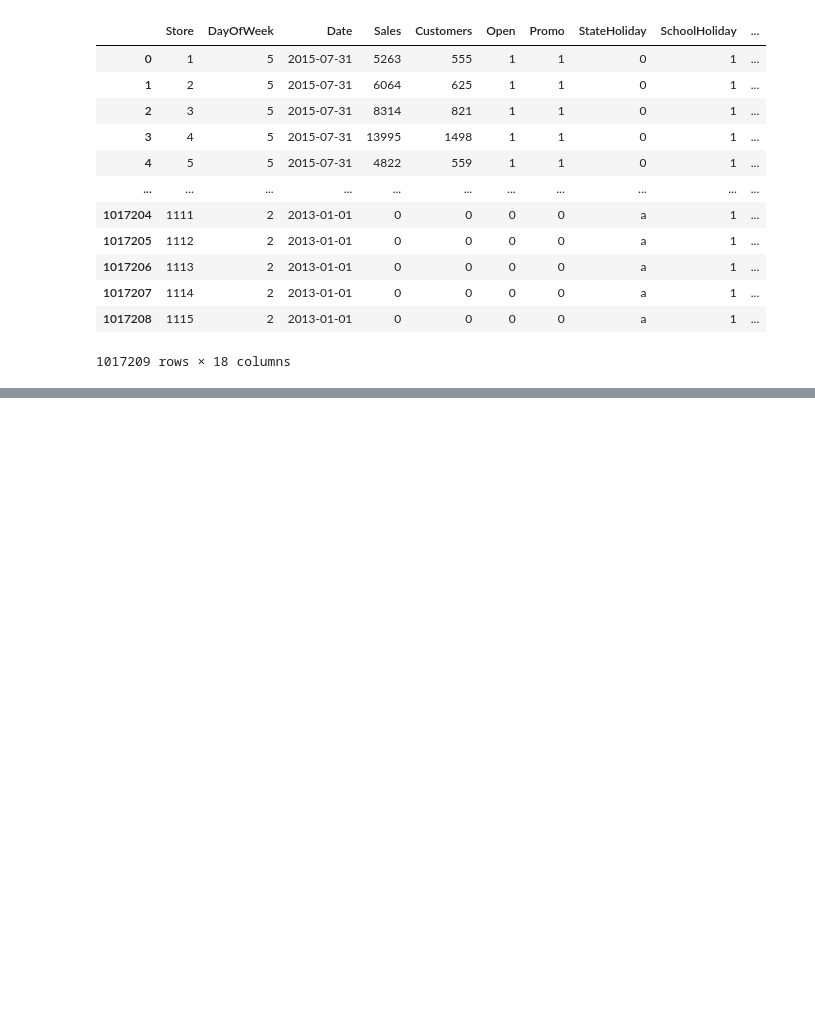
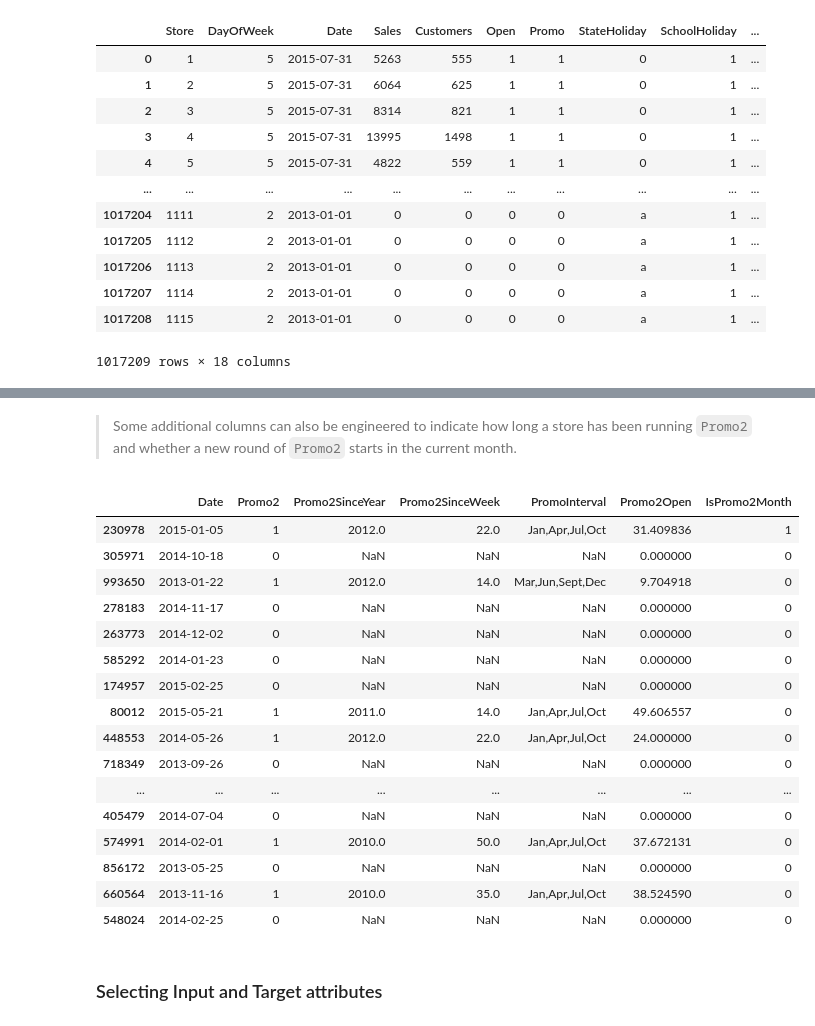
Before and after one commit to Aytijha/Rossman-store-sales-prediction, a Jupyter notebook: sales_forecasting.ipynb, the cells around one changed output, grey strips where cells are left out. Drawn from its saved outputs; the diff is of its cells as text; code cells hidden in the pictures; blank space fills up the shorter version.

```diff
--- a/sales_forecasting.ipynb
+++ b/sales_forecasting.ipynb
@@ -106,0 +212,2 @@ merged_df
+# %%
+merged_df = merged_df[merged_df.Open == 1].copy()
@@ -106,0 +230,2 @@ merged_df
+# %% [markdown]
+> Some additional columns can also be engineered to indicate how long a store has been running `Promo2` and whether a new round of `Promo2` starts in the current month.
@@ -106,0 +253,22 @@ merged_df
+# %%
+merged_df[['Date', 'Promo2', 'Promo2SinceYear', 'Promo2SinceWeek', 'PromoInterval', 'Promo2Open', 'IsPromo2Month']].sample(20)
+# %% [output]
+|  | Date | Promo2 | Promo2SinceYear | Promo2SinceWeek | PromoInterval | Promo2Open | IsPromo2Month |
+| 230978 | 2015-01-05 | 1 | 2012.0 | 22.0 | Jan,Apr,Jul,Oct | 31.409836 | 1 |
+| 305971 | 2014-10-18 | 0 | NaN | NaN | NaN | 0.000000 | 0 |
+| 993650 | 2013-01-22 | 1 | 2012.0 | 14.0 | Mar,Jun,Sept,Dec | 9.704918 | 0 |
+| 278183 | 2014-11-17 | 0 | NaN | NaN | NaN | 0.000000 | 0 |
+| 263773 | 2014-12-02 | 0 | NaN | NaN | NaN | 0.000000 | 0 |
+| 585292 | 2014-01-23 | 0 | NaN | NaN | NaN | 0.000000 | 0 |
+| 174957 | 2015-02-25 | 0 | NaN | NaN | NaN | 0.000000 | 0 |
+| 80012 | 2015-05-21 | 1 | 2011.0 | 14.0 | Jan,Apr,Jul,Oct | 49.606557 | 0 |
+| 448553 | 2014-05-26 | 1 | 2012.0 | 22.0 | Jan,Apr,Jul,Oct | 24.000000 | 0 |
+| 718349 | 2013-09-26 | 0 | NaN | NaN | NaN | 0.000000 | 0 |
+| ... | ... | ... | ... | ... | ... | ... | ... |
+| 405479 | 2014-07-04 | 0 | NaN | NaN | NaN | 0.000000 | 0 |
+| 574991 | 2014-02-01 | 1 | 2010.0 | 50.0 | Jan,Apr,Jul,Oct | 37.672131 | 0 |
+| 856172 | 2013-05-25 | 0 | NaN | NaN | NaN | 0.000000 | 0 |
+| 660564 | 2013-11-16 | 1 | 2010.0 | 35.0 | Jan,Apr,Jul,Oct | 38.524590 | 0 |
+| 548024 | 2014-02-25 | 0 | NaN | NaN | NaN | 0.000000 | 0 |
+# %% [markdown]
+### Selecting Input and Target attributes
```
Also changed, not shown: parts of 33 cells of this notebook.
